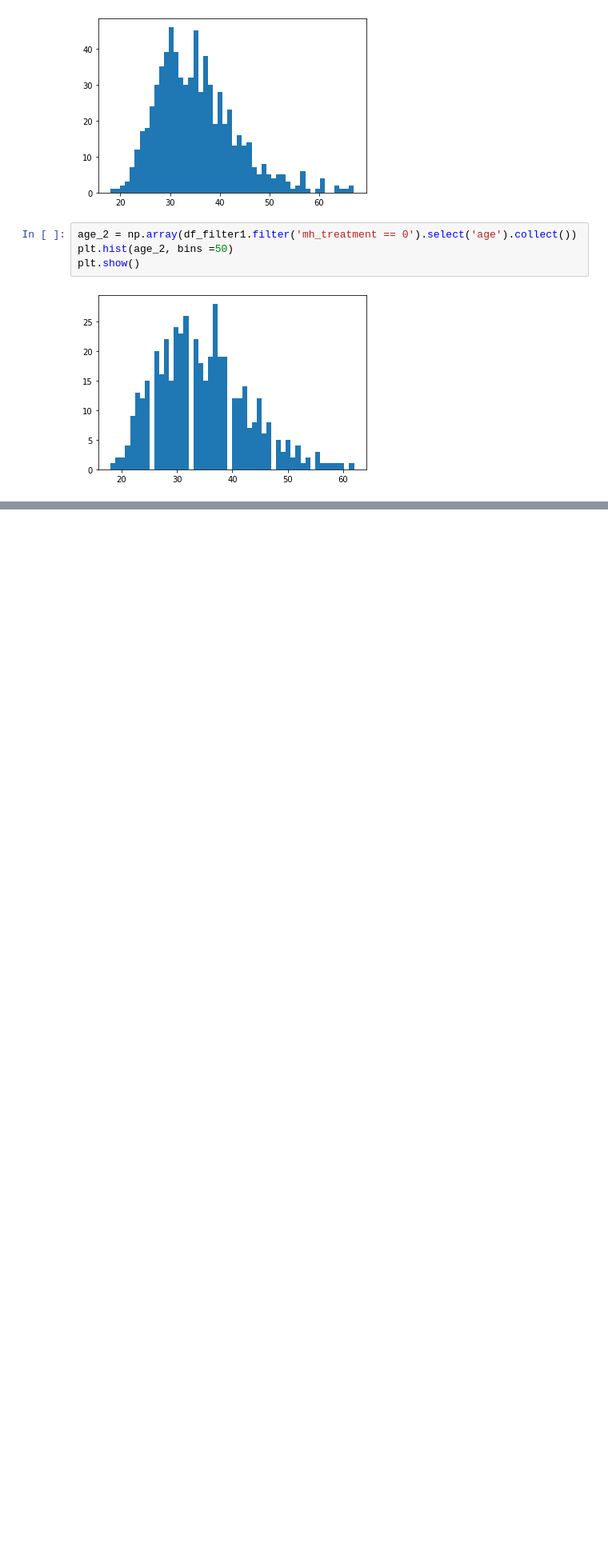
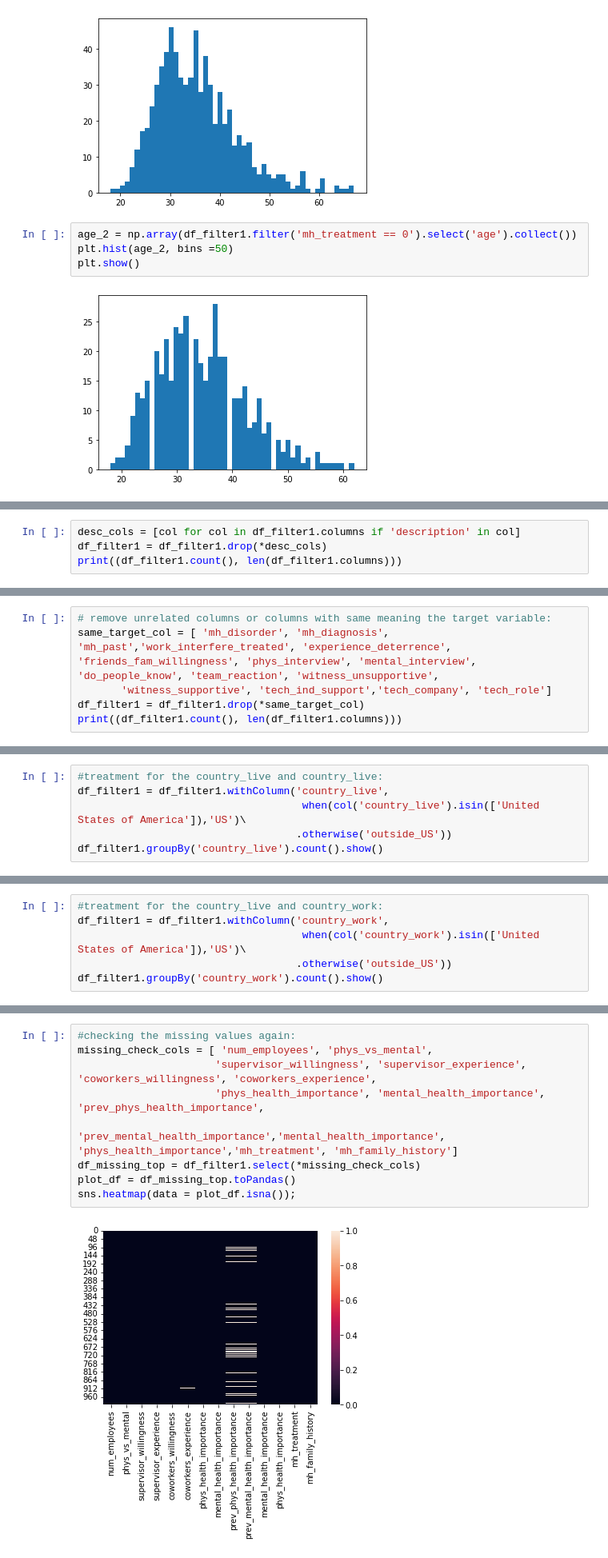
Before and after one commit to jinghuayi2022/722_iteration4_huayi_jing, a Jupyter notebook: Iteration_4_Huayi_Jing.ipynb, the cells around one changed output, grey strips where cells are left out. Shown at 80% size. Cells and saved outputs as stored; diff of their text form; blank space fills up the shorter version.

```diff
--- a/Iteration_4_Huayi_Jing.ipynb
+++ b/Iteration_4_Huayi_Jing.ipynb
@@ -390,0 +482,4 @@ print((df_filter1.count(), len(df_filter1.columns)))
+# %%
+desc_cols = [col for col in df_filter1.columns if 'description' in col]
+df_filter1 = df_filter1.drop(*desc_cols)
+print((df_filter1.count(), len(df_filter1.columns)))
@@ -390,0 +488,6 @@ print((df_filter1.count(), len(df_filter1.columns)))
+# %%
+# remove unrelated columns or columns with same meaning the target variable:
+same_target_col = [ 'mh_disorder', 'mh_diagnosis', 'mh_past','work_interfere_treated', 'experience_deterrence', 'friends_fam_willingness', 'phys_interview', 'mental_interview', 'do_people_know', 'team_reaction', 'witness_unsupportive',
+       'witness_supportive', 'tech_ind_support','tech_company', 'tech_role']
+df_filter1 = df_filter1.drop(*same_target_col)
+print((df_filter1.count(), len(df_filter1.columns)))
@@ -390,0 +516,6 @@ print((df_filter1.count(), len(df_filter1.columns)))
+# %%
+#treatment for the country_live and country_live:
+df_filter1 = df_filter1.withColumn('country_live',
+                                    when(col('country_live').isin(['United States of America']),'US')\
+                                   .otherwise('outside_US'))
+df_filter1.groupBy('country_live').count().show()
@@ -390,0 +529,6 @@ print((df_filter1.count(), len(df_filter1.columns)))
+# %%
+#treatment for the country_live and country_work:
+df_filter1 = df_filter1.withColumn('country_work',
+                                    when(col('country_work').isin(['United States of America']),'US')\
+                                   .otherwise('outside_US'))
+df_filter1.groupBy('country_work').count().show()
@@ -390,0 +542,11 @@ print((df_filter1.count(), len(df_filter1.columns)))
+# %%
+#checking the missing values again:
+missing_check_cols = [ 'num_employees', 'phys_vs_mental',
+                      'supervisor_willingness', 'supervisor_experience', 'coworkers_willingness', 'coworkers_experience',
+                      'phys_health_importance', 'mental_health_importance',  'prev_phys_health_importance',
+                      'prev_mental_health_importance','mental_health_importance', 'phys_health_importance','mh_treatment', 'mh_family_history']
+df_missing_top = df_filter1.select(*missing_check_cols)
+plot_df = df_missing_top.toPandas()
+sns.heatmap(data = plot_df.isna());
+# %% [output]
+[figure, added]
```
Also changed, not shown: parts of 84 cells of this notebook.
